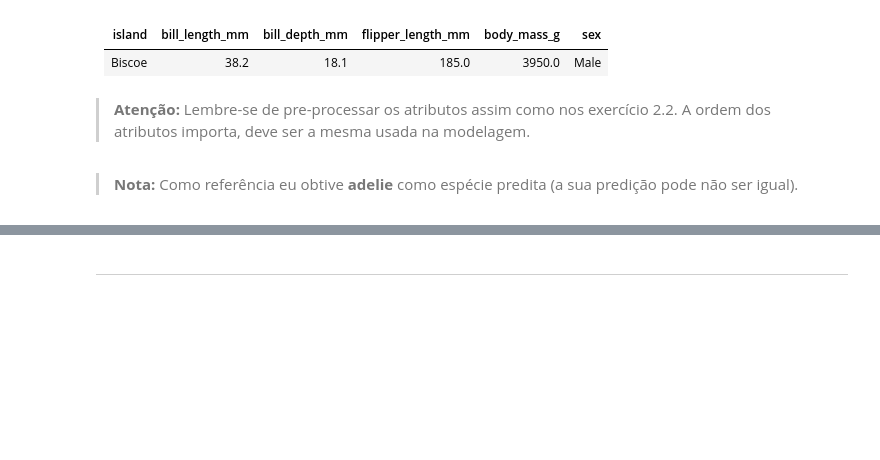
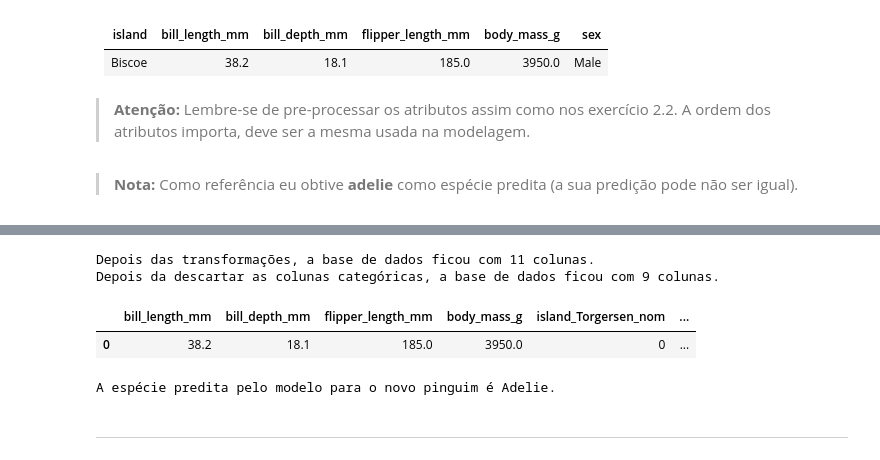
Before and after one commit to armando-nahmias/EBAC, a Jupyter notebook: AD/PAD_M25_Resposta.ipynb, the cells around one changed output, grey strips where cells are left out. Saved outputs shown, nothing was run; the diff lists cells and outputs as text; code cells hidden in the pictures; blank space fills up the shorter version.

```diff
--- a/AD/PAD_M25_Resposta.ipynb
+++ b/AD/PAD_M25_Resposta.ipynb
@@ -296,2 +376,17 @@ Qual a espécie de um penguim com as seguintes características:
+# %%
+print(f'Depois das transformações, a base de dados ficou com {len(penguim_novo.columns)} colunas.')
+penguim_novo.drop(columns=variaveis_categoricas, inplace=True)
+print(f'Depois da descartar as colunas categóricas, a base de dados ficou com {len(penguim_novo.columns)} colunas.')
+penguim_novo.head()
+# %% [output]
+Depois das transformações, a base de dados ficou com 11 colunas.
+Depois da descartar as colunas categóricas, a base de dados ficou com 9 colunas.
+|  | bill_length_mm | bill_depth_mm | flipper_length_mm | body_mass_g | island_Torgersen_nom | ... |
+| 0 | 38.2 | 18.1 | 185.0 | 3950.0 | 0 | ... |
+# %%
+especie = model.predict(penguim_novo)
+print(f'A espécie predita pelo modelo para o novo pinguim é {especie[0]}.')
+# %% [output]
+A espécie predita pelo modelo para o novo pinguim é Adelie.
 # %% [markdown]
 ---
```
Also changed, not shown: parts of 20 cells of this notebook.
